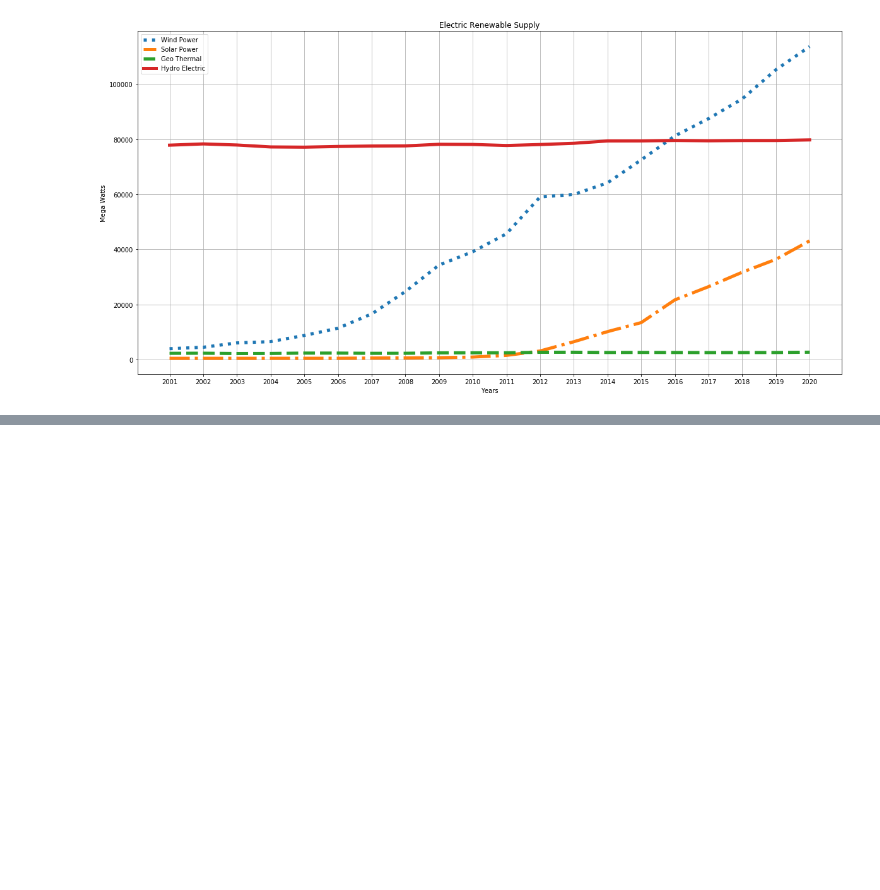
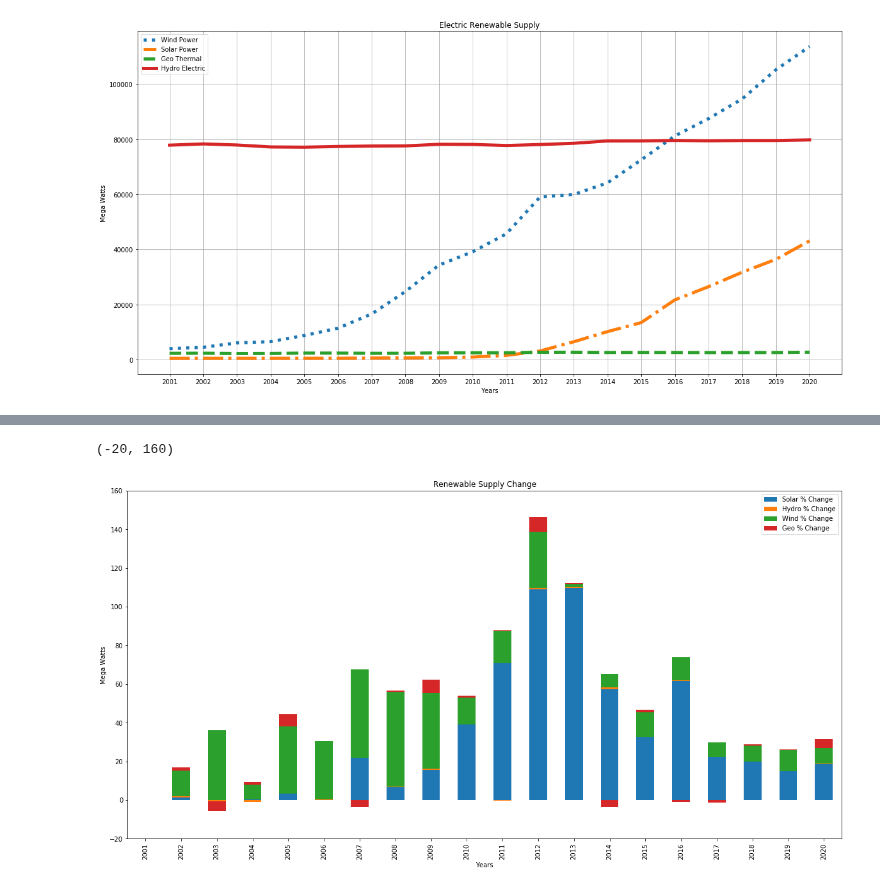
Before and after one commit to us-energy-analysis/Energy-analysis, a Jupyter notebook: USEnergyProduction.ipynb, the cells around one changed output, grey strips where cells are left out. Cells and saved outputs as stored; diff of their text form; code cells hidden in the pictures; blank space fills up the shorter version.

```diff
--- a/USEnergyProduction.ipynb
+++ b/USEnergyProduction.ipynb
@@ -131,3 +131,32 @@ Text(0.5, 0, 'Years')
 # %%
 renewable_supply_df.to_csv("resources/renewable_supply.csv")
 electric_generation_df.to_csv("resources/electrical_generation.csv")
+# %%
+def percent_change_cal(capacity, percent_change):
+    i = 0
+    for supply in capacity:
+        if(i == 0):
+            percent_change.append(0)
+        else:
+            percent_change.append((supply - capacity[i - 1]) / capacity[i - 1] * 100)
+        i += 1
+
+solar_percent_change = []
+hydro_percent_change = []
+wind_percent_change = []
+geo_percent_change = []
+percent_change_cal(renewable_Net_Capacity[1], solar_percent_change)
+percent_change_cal(renewable_Net_Capacity[3], hydro_percent_change)
+percent_change_cal(renewable_Net_Capacity[0], wind_percent_change)
+percent_change_cal(renewable_Net_Capacity[2], geo_percent_change)
+
+
+renewable_percent_change_df = pd.DataFrame({
+    'years' : renewable_years[0],
+    'Solar % Change' : solar_percent_change,
+    'Hydro % Change' : hydro_percent_change,
+    'Wind % Change' : wind_percent_change,
+    'Geo % Change' : geo_percent_change
+})
+
+renewable_percent_change_df
@@ -133,0 +181,11 @@ electric_generation_df.to_csv("resources/electrical_generation.csv")
+# %%
+renewable_percent_change_df = renewable_percent_change_df.set_index('years')
+renewable_change_ax = renewable_percent_change_df.plot(kind='bar', stacked=True, figsize=(20,10), title = 'Renewable Supply Change')
+
+renewable_change_ax.set_ylabel("Mega Watts")
+renewable_change_ax.set_xlabel("Years")
+renewable_change_ax.set_ylim(-20, 160)
+#plt.savefig("output/Renewable_Supply_Bar.png")
+# %% [output]
+(-20, 160)
+[figure, added]
```
Also changed, not shown: parts of 8 cells of this notebook, 5 other files.
